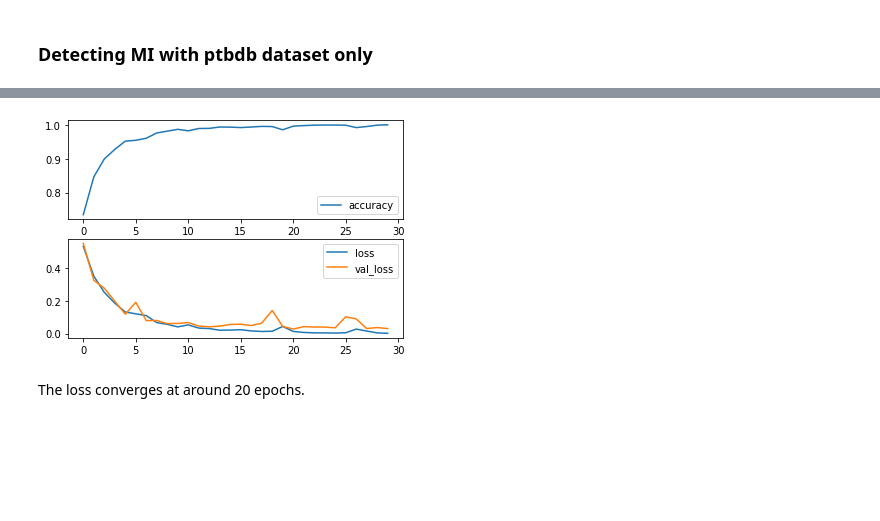
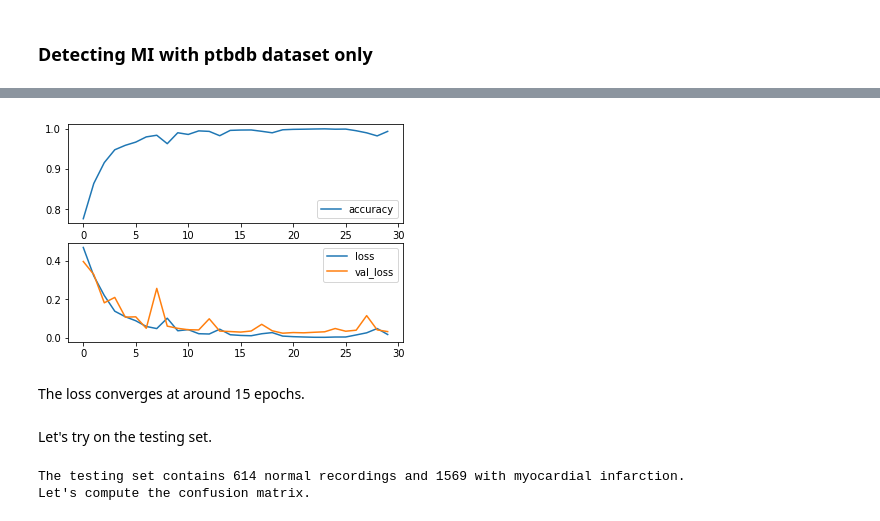
Before and after one commit to ArnoBen/ECG-Heartbeat-Categorization, a Jupyter notebook: ecg_classification.ipynb, the cells around one changed output, grey strips where cells are left out. Saved outputs shown, nothing was run; the diff lists cells and outputs as text; code cells hidden in the pictures; blank space fills up the shorter version.

```diff
--- a/ecg_classification.ipynb
+++ b/ecg_classification.ipynb
@@ -222,4 +217,4 @@ history = model_ptbdb.fit(np.expand_dims(X_train_ptbdb, axis=2),
                           validation_split=0.15,
                           epochs=30,
                           batch_size=256,
-                          callbacks=[mc])
+                          verbose=0)
@@ -244,13 +221,16 @@ Epoch 30/30
 # %%
-plt.subplot(211)
-plt.plot(history.history['acc'])
-plt.legend(["accuracy"])
-plt.subplot(212)
-plt.plot(history.history['loss'])
-plt.plot(history.history['val_loss'], label = "val_loss")
-plt.legend(["loss", "val_loss"])
-plt.show()
+def plot_learning(history):
+    plt.subplot(211)
+    plt.plot(history.history['accuracy'])
+    plt.legend(["accuracy"])
+    plt.subplot(212)
+    plt.plot(history.history['loss'])
+    plt.plot(history.history['val_loss'], label = "val_loss")
+    plt.legend(["loss", "val_loss"])
+    plt.show()
-# %% [output]
-[figure, removed]
+# %%
+plot_learning(history)
+# %% [output]
+[figure, added]
 # %% [markdown]
-The loss converges at around 20 epochs.
+The loss converges at around 15 epochs.
@@ -259,3 +237,11 @@ model_ptbdb.load_weights("weights/ptbdb00000030.h5")
+# %% [markdown]
+Let's try on the testing set.
+# %%
+unique, counts = np.unique(y_test_ptbdb, return_counts=True)
+print(f"The testing set contains {counts[0]} normal recordings and {counts[1]} with myocardial infarction.\nLet's compute the confusion matrix.")
+# %% [output]
+The testing set contains 614 normal recordings and 1569 with myocardial infarction.
+Let's compute the confusion matrix.
 # %%
 results = model_ptbdb.evaluate(np.expand_dims(X_test_ptbdb, axis=2), y_test_ptbdb, batch_size=128)
 print(f"The accuracy on the testing set is {np.round(results[1]*100,1)}%")
```
Also changed, not shown: parts of 43 cells of this notebook.
